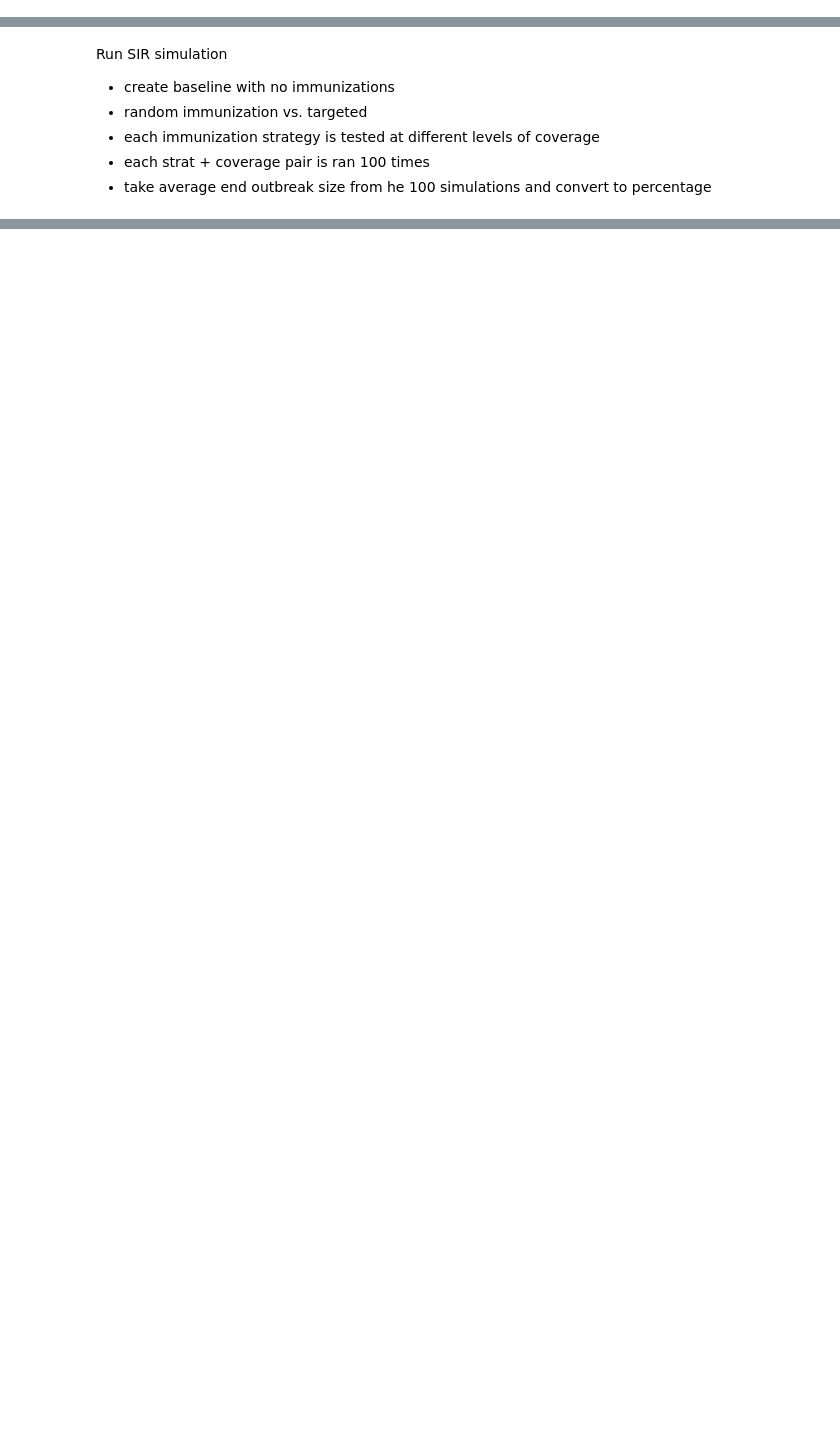
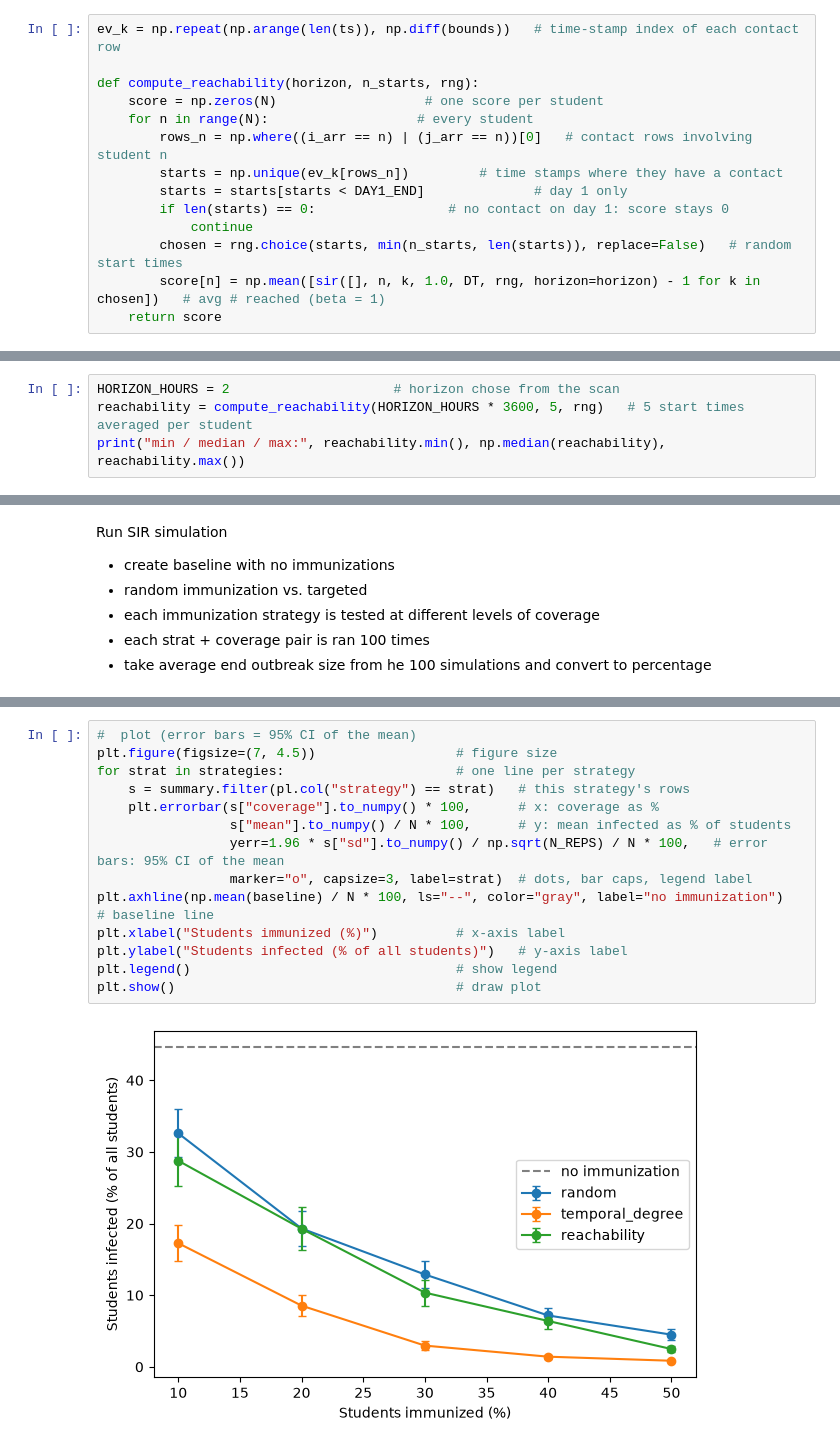
Before and after one commit to gabbyzupan/Project-Repository, a Jupyter notebook: Code/11-09-2026_code004.ipynb, the cells around one changed output, grey strips where cells are left out. Saved outputs shown, nothing was run; the diff lists cells and outputs as text; blank space fills up the shorter version.

Commit message:
added reachability

```diff
--- a/Code/11-09-2026_code004.ipynb
+++ b/Code/11-09-2026_code004.ipynb
@@ -128,0 +126,14 @@ beta=0 -> 1 (should be 1)
+# %%
+ev_k = np.repeat(np.arange(len(ts)), np.diff(bounds))   # time-stamp index of each contact row
+
+def compute_reachability(horizon, n_starts, rng):
+    score = np.zeros(N)                   # one score per student
+    for n in range(N):                   # every student
+        rows_n = np.where((i_arr == n) | (j_arr == n))[0]   # contact rows involving student n
+        starts = np.unique(ev_k[rows_n])         # time stamps where they have a contact
+        starts = starts[starts < DAY1_END]              # day 1 only
+        if len(starts) == 0:                 # no contact on day 1: score stays 0
+            continue
+        chosen = rng.choice(starts, min(n_starts, len(starts)), replace=False)   # random start times
+        score[n] = np.mean([sir([], n, k, 1.0, DT, rng, horizon=horizon) - 1 for k in chosen])   # avg # reached (beta = 1)
+    return score
@@ -128,0 +157,4 @@ beta=0 -> 1 (should be 1)
+# %%
+HORIZON_HOURS = 2                     # horizon chose from the scan
+reachability = compute_reachability(HORIZON_HOURS * 3600, 5, rng)   # 5 start times averaged per student
+print("min / median / max:", reachability.min(), np.median(reachability), reachability.max())
@@ -203,0 +224,16 @@ shape: (10, 4)
+# %%
+#  plot (error bars = 95% CI of the mean)
+plt.figure(figsize=(7, 4.5))                  # figure size
+for strat in strategies:                      # one line per strategy
+    s = summary.filter(pl.col("strategy") == strat)   # this strategy's rows
+    plt.errorbar(s["coverage"].to_numpy() * 100,      # x: coverage as %
+                 s["mean"].to_numpy() / N * 100,      # y: mean infected as % of students
+                 yerr=1.96 * s["sd"].to_numpy() / np.sqrt(N_REPS) / N * 100,   # error bars: 95% CI of the mean
+                 marker="o", capsize=3, label=strat)  # dots, bar caps, legend label
+plt.axhline(np.mean(baseline) / N * 100, ls="--", color="gray", label="no immunization")   # baseline line
+plt.xlabel("Students immunized (%)")          # x-axis label
+plt.ylabel("Students infected (% of all students)")   # y-axis label
+plt.legend()                                  # show legend
+plt.show()                                    # draw plot
+# %% [output]
+[figure, added]
```
Also changed, not shown: parts of 9 cells of this notebook.
